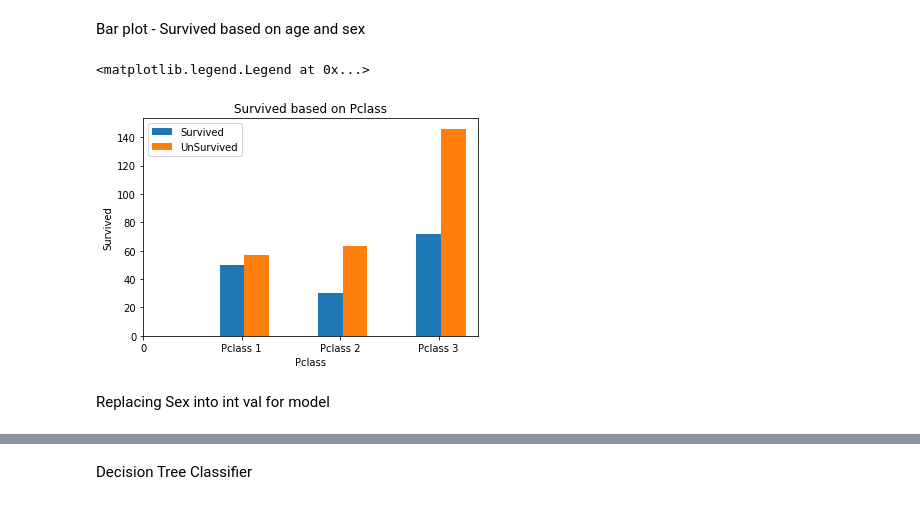
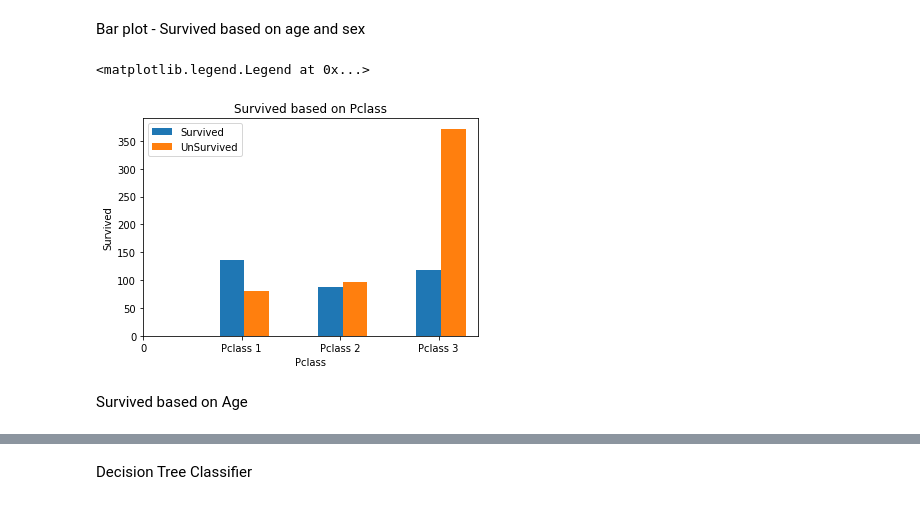
Before and after one commit to KubaBilski/ML_titanic_prediction, a Jupyter notebook: titanic.ipynb, the cells around one changed output, grey strips where cells are left out. Cells and saved outputs as stored; diff of their text form; code cells hidden in the pictures.

```diff
--- a/titanic.ipynb
+++ b/titanic.ipynb
@@ -7,6 +7,6 @@ from sklearn.metrics import mean_absolute_error
 import matplotlib.pyplot as plt
 # %%
-titanic = pd.read_csv('tested.csv')
+titanic = pd.read_csv('train.csv')
 # %%
 titanic
 # %% [output]
@@ -138,30 +147,30 @@ Bar plot - Survived based on age and sex
 # %%
 Class1_s = titanic.loc[(titanic.Pclass == 1) & (titanic.Survived == 1), ['Pclass']].size
 Class1_uns = titanic.loc[(titanic.Pclass == 1) & (titanic.Survived == 0), ['Pclass']].size
 
 Class2_s = titanic.loc[(titanic.Pclass == 2) & (titanic.Survived == 1), ['Pclass']].size
 Class2_uns = titanic.loc[(titanic.Pclass == 2) & (titanic.Survived == 0), ['Pclass']].size
 
 Class3_s = titanic.loc[(titanic.Pclass == 3) & (titanic.Survived == 1), ['Pclass']].size
 Class3_uns = titanic.loc[(titanic.Pclass == 3) & (titanic.Survived == 0), ['Pclass']].size
+
+barWidth = 0.25
 
 Survived = [Class1_s, Class2_s, Class3_s]
 x_axis1= [1, 2, 3]
 x_axis2 = [x + barWidth for x in x_axis1]
 UnSurvived = [Class1_uns, Class2_uns, Class3_uns]
 
 barWidth = 0.25
 fig = plt.subplots()
 
 plt.bar(x_axis1, Survived, width=barWidth, label='Survived')
 plt.bar(x_axis2, UnSurvived, width=barWidth, label='UnSurvived')
 plt.xticks([r + 0.1 for r in range(len(x_axis1)+1)], ['0', 'Pclass 1', 'Pclass 2', 'Pclass 3'])
 plt.ylabel("Survived")
 plt.xlabel('Pclass')
 plt.title('Survived based on Pclass')
 plt.legend()
 # %% [output]
 <matplotlib.legend.Legend at 0x...>
-[figure, old version]
+[figure, new version]
-# %% [markdown]
-Replacing Sex into int val for model
@@ -172,0 +177,2 @@ titanic.Age.replace(to_replace=np.NaN, value=titanic.Age.median(), inplace=True)
+# %% [markdown]
+Survived based on Age
```
Also changed, not shown: parts of 26 cells of this notebook, 3 other files.
